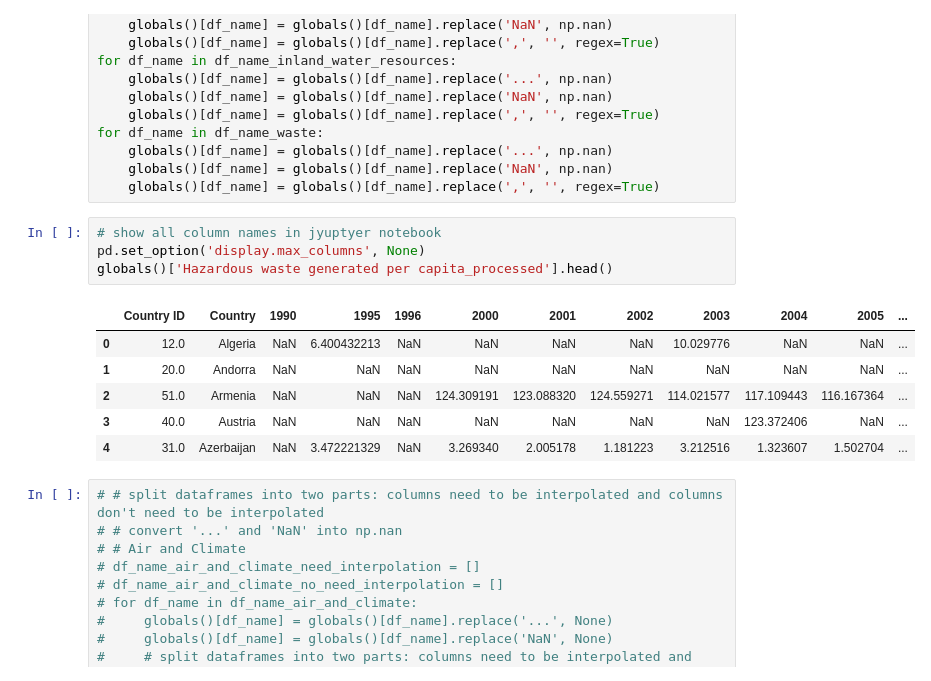
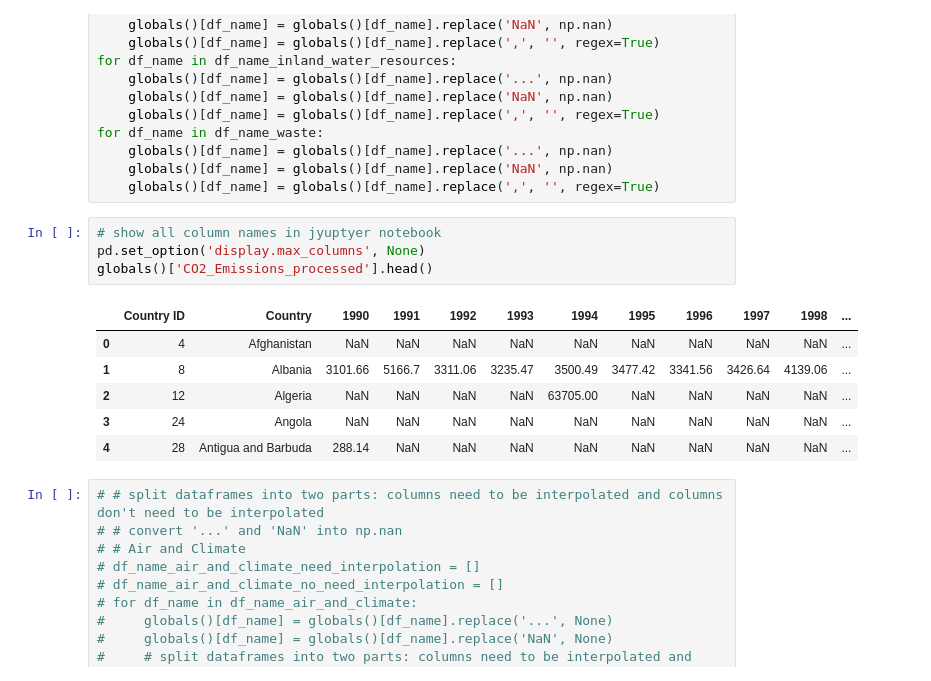
Before and after one commit to wsharpe41/EffectsOfEnvironmentalPolicy, a Jupyter notebook: data_processing/process_data.ipynb, the cells around one changed output. Drawn from its saved outputs; the diff is of its cells as text.

```diff
--- a/data_processing/process_data.ipynb
+++ b/data_processing/process_data.ipynb
@@ -74,14 +74,14 @@ for df_name in df_name_waste:
 # %%
 # show all column names in jyuptyer notebook
 pd.set_option('display.max_columns', None)
-globals()['Hazardous waste generated per capita_processed'].head()
+globals()['CO2_Emissions_processed'].head()
 # %% [output]
-|  | Country ID | Country | 1990 | 1995 | 1996 | 2000 | 2001 | 2002 | 2003 | 2004 | 2005 | ... |
-| 0 | 12.0 | Algeria | NaN | 6.400432213 | NaN | NaN | NaN | NaN | 10.029776 | NaN | NaN | ... |
-| 1 | 20.0 | Andorra | NaN | NaN | NaN | NaN | NaN | NaN | NaN | NaN | NaN | ... |
-| 2 | 51.0 | Armenia | NaN | NaN | NaN | 124.309191 | 123.088320 | 124.559271 | 114.021577 | 117.109443 | 116.167364 | ... |
-| 3 | 40.0 | Austria | NaN | NaN | NaN | NaN | NaN | NaN | NaN | 123.372406 | NaN | ... |
-| 4 | 31.0 | Azerbaijan | NaN | 3.472221329 | NaN | 3.269340 | 2.005178 | 1.181223 | 3.212516 | 1.323607 | 1.502704 | ... |
+|  | Country ID | Country | 1990 | 1991 | 1992 | 1993 | 1994 | 1995 | 1996 | 1997 | 1998 | ... |
+| 0 | 4 | Afghanistan | NaN | NaN | NaN | NaN | NaN | NaN | NaN | NaN | NaN | ... |
+| 1 | 8 | Albania | 3101.66 | 5166.7 | 3311.06 | 3235.47 | 3500.49 | 3477.42 | 3341.56 | 3426.64 | 4139.06 | ... |
+| 2 | 12 | Algeria | NaN | NaN | NaN | NaN | 63705.00 | NaN | NaN | NaN | NaN | ... |
+| 3 | 24 | Angola | NaN | NaN | NaN | NaN | NaN | NaN | NaN | NaN | NaN | ... |
+| 4 | 28 | Antigua and Barbuda | 288.14 | NaN | NaN | NaN | NaN | NaN | NaN | NaN | NaN | ... |
 # %%
 # # split dataframes into two parts: columns need to be interpolated and columns don't need to be interpolated
 # # convert '...' and 'NaN' into np.nan
```
Also changed, not shown: parts of 4 cells of this notebook.
